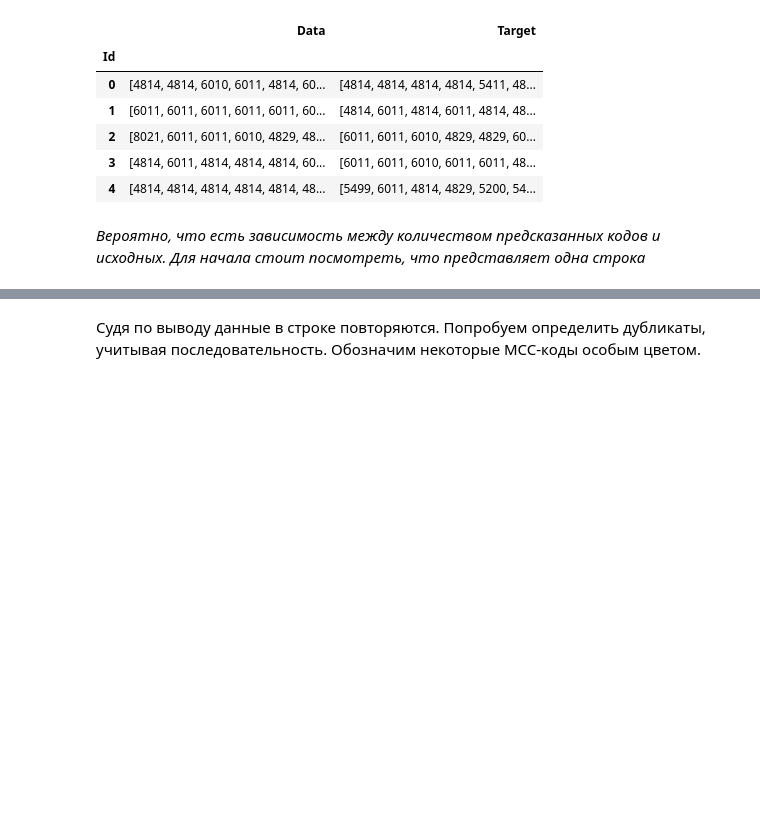
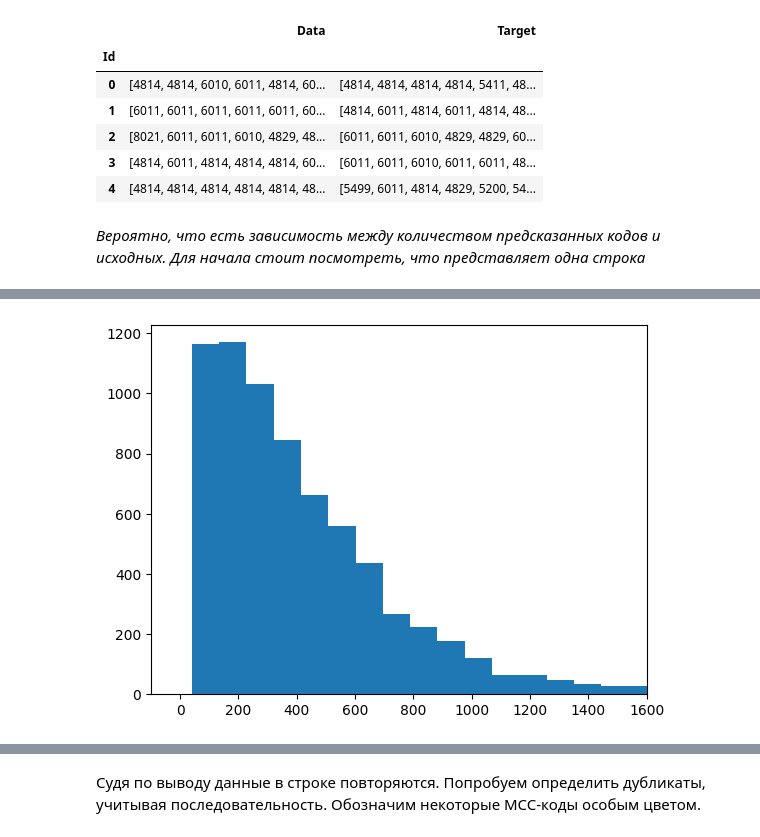
Before and after one commit to observer012/Pet_projects, a Jupyter notebook: kaggle Alfa-bank/Alfa_task.ipynb, the cells around one changed output, grey strips where cells are left out. Saved outputs shown, nothing was run; the diff lists cells and outputs as text; code cells hidden in the pictures; blank space fills up the shorter version.

```diff
--- a/kaggle Alfa-bank/Alfa_task.ipynb
+++ b/kaggle Alfa-bank/Alfa_task.ipynb
@@ -239,0 +318,8 @@ df_train.head(5)
+# %%
+try:
+    plt.hist(df_train['len'], bins = 225)
+    plt.xlim(-100, 1600)
+except Exception as _:
+    print('Произошла какая-то ошибка\n', _)
+# %% [output]
+[figure, added]
```
Also changed, not shown: parts of 51 cells of this notebook.
